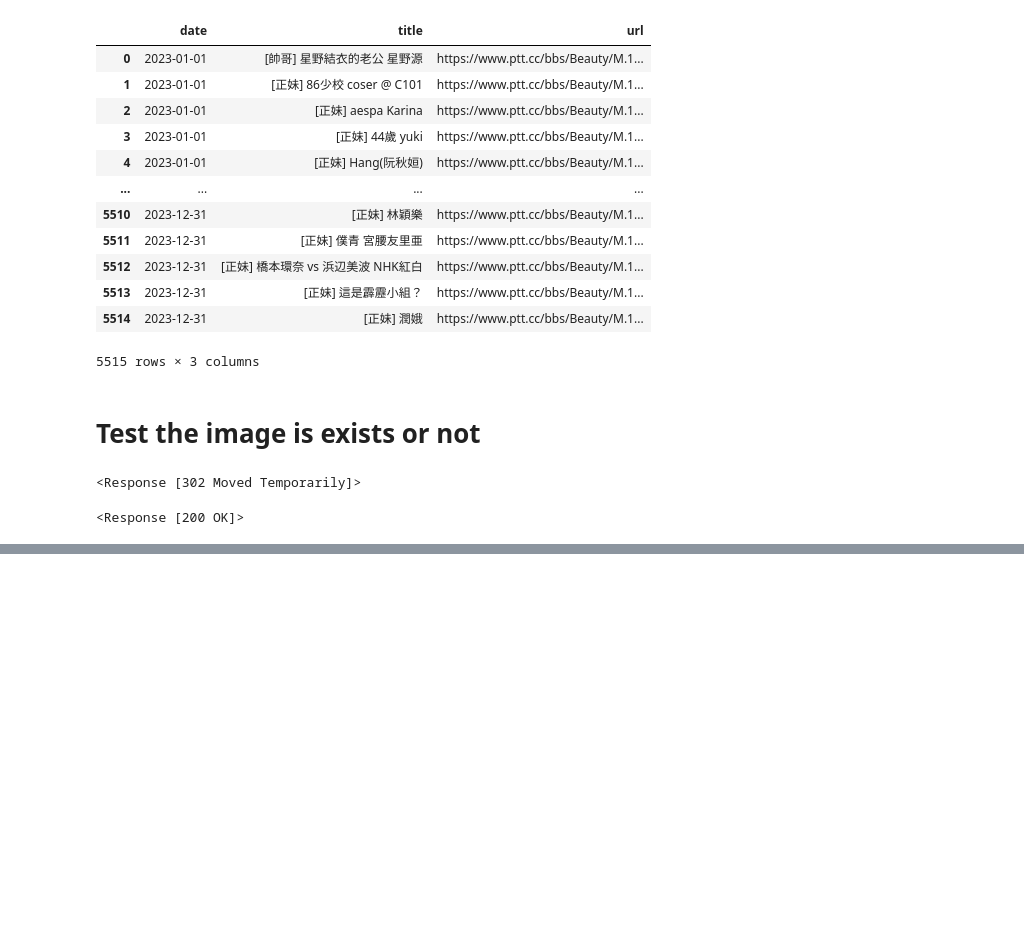
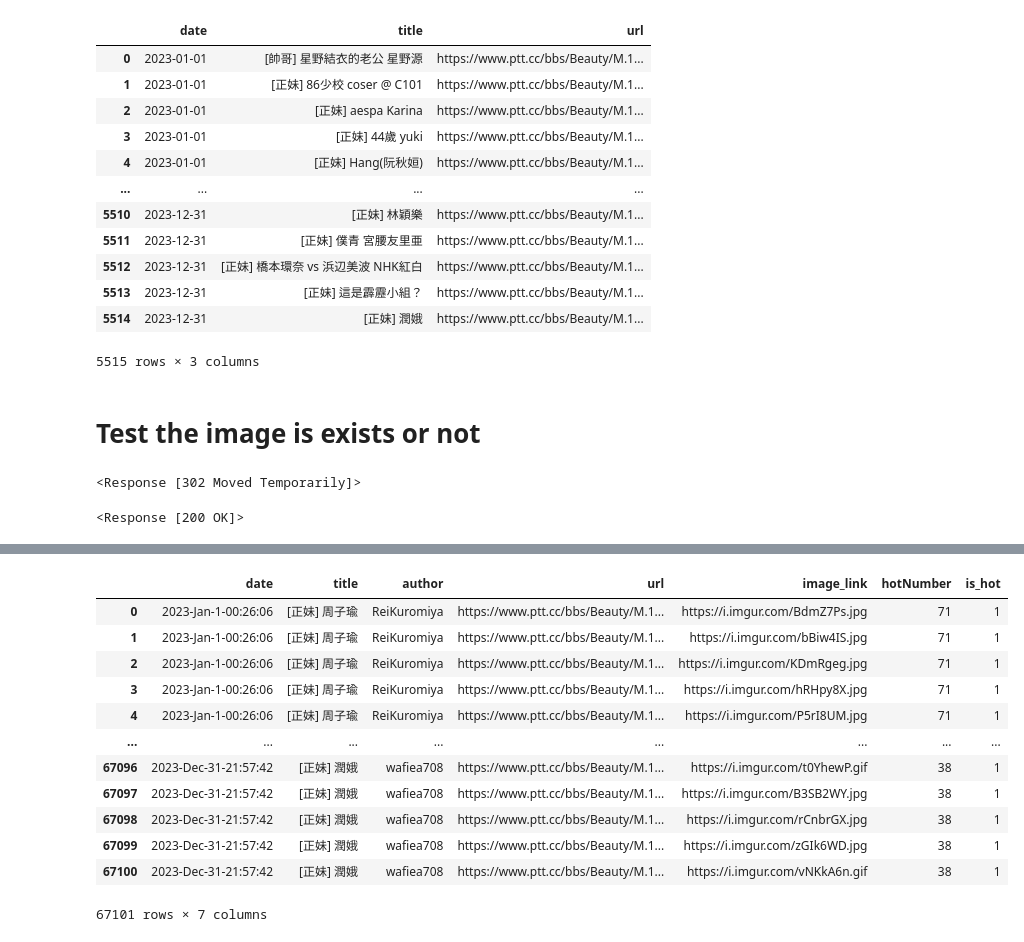
Before and after one commit to KeithLin724/NYCU-Data-Science-2024, a Jupyter notebook: HW1/Part2/lab.ipynb, the cells around one changed output, grey strips where cells are left out. Saved outputs shown, nothing was run; the diff lists cells and outputs as text; code cells hidden in the pictures; blank space fills up the shorter version.

```diff
--- a/HW1/Part2/lab.ipynb
+++ b/HW1/Part2/lab.ipynb
@@ -101,0 +132,3 @@ data
+# %%
+data_df = pd.DataFrame(data)
+data_df
@@ -101,0 +149,32 @@ data
+# %%
+def tran_to_number(hot_number):
+
+    if isinstance(hot_number , str):
+        if hot_number[0] == "X" :
+            # hot_number = hot_number.replace("X" , "-")
+
+            return int("-" + (item if (item := hot_number[1:] )!= "X" else "10"))
+        if "爆" in hot_number:
+            return 100
+
+    return int(hot_number)
+
+data_df["hotNumber"] = [tran_to_number(number) for number in data_df["hotNumber"]]
+# %%
+data_df["is_hot"] = (data_df["hotNumber"] > 35).astype(int)
+# %%
+data_df
+# %% [output]
+|  | date | title | author | url | image_link | hotNumber | is_hot |
+| 0 | 2023-Jan-1-00:26:06 | [正妹] 周子瑜 | ReiKuromiya | https://www.ptt.cc/bbs/Beauty/M.1... | https://i.imgur.com/BdmZ7Ps.jpg | 71 | 1 |
+| 1 | 2023-Jan-1-00:26:06 | [正妹] 周子瑜 | ReiKuromiya | https://www.ptt.cc/bbs/Beauty/M.1... | https://i.imgur.com/bBiw4IS.jpg | 71 | 1 |
+| 2 | 2023-Jan-1-00:26:06 | [正妹] 周子瑜 | ReiKuromiya | https://www.ptt.cc/bbs/Beauty/M.1... | https://i.imgur.com/KDmRgeg.jpg | 71 | 1 |
+| 3 | 2023-Jan-1-00:26:06 | [正妹] 周子瑜 | ReiKuromiya | https://www.ptt.cc/bbs/Beauty/M.1... | https://i.imgur.com/hRHpy8X.jpg | 71 | 1 |
+| 4 | 2023-Jan-1-00:26:06 | [正妹] 周子瑜 | ReiKuromiya | https://www.ptt.cc/bbs/Beauty/M.1... | https://i.imgur.com/P5rI8UM.jpg | 71 | 1 |
+| ... | ... | ... | ... | ... | ... | ... | ... |
+| 67096 | 2023-Dec-31-21:57:42 | [正妹] 潤娥 | wafiea708 | https://www.ptt.cc/bbs/Beauty/M.1... | https://i.imgur.com/t0YhewP.gif | 38 | 1 |
+| 67097 | 2023-Dec-31-21:57:42 | [正妹] 潤娥 | wafiea708 | https://www.ptt.cc/bbs/Beauty/M.1... | https://i.imgur.com/B3SB2WY.jpg | 38 | 1 |
+| 67098 | 2023-Dec-31-21:57:42 | [正妹] 潤娥 | wafiea708 | https://www.ptt.cc/bbs/Beauty/M.1... | https://i.imgur.com/rCnbrGX.jpg | 38 | 1 |
+| 67099 | 2023-Dec-31-21:57:42 | [正妹] 潤娥 | wafiea708 | https://www.ptt.cc/bbs/Beauty/M.1... | https://i.imgur.com/zGIk6WD.jpg | 38 | 1 |
+| 67100 | 2023-Dec-31-21:57:42 | [正妹] 潤娥 | wafiea708 | https://www.ptt.cc/bbs/Beauty/M.1... | https://i.imgur.com/vNKkA6n.gif | 38 | 1 |
+67101 rows × 7 columns
```
Also changed, not shown: parts of 4 cells of this notebook, 1 other file.
